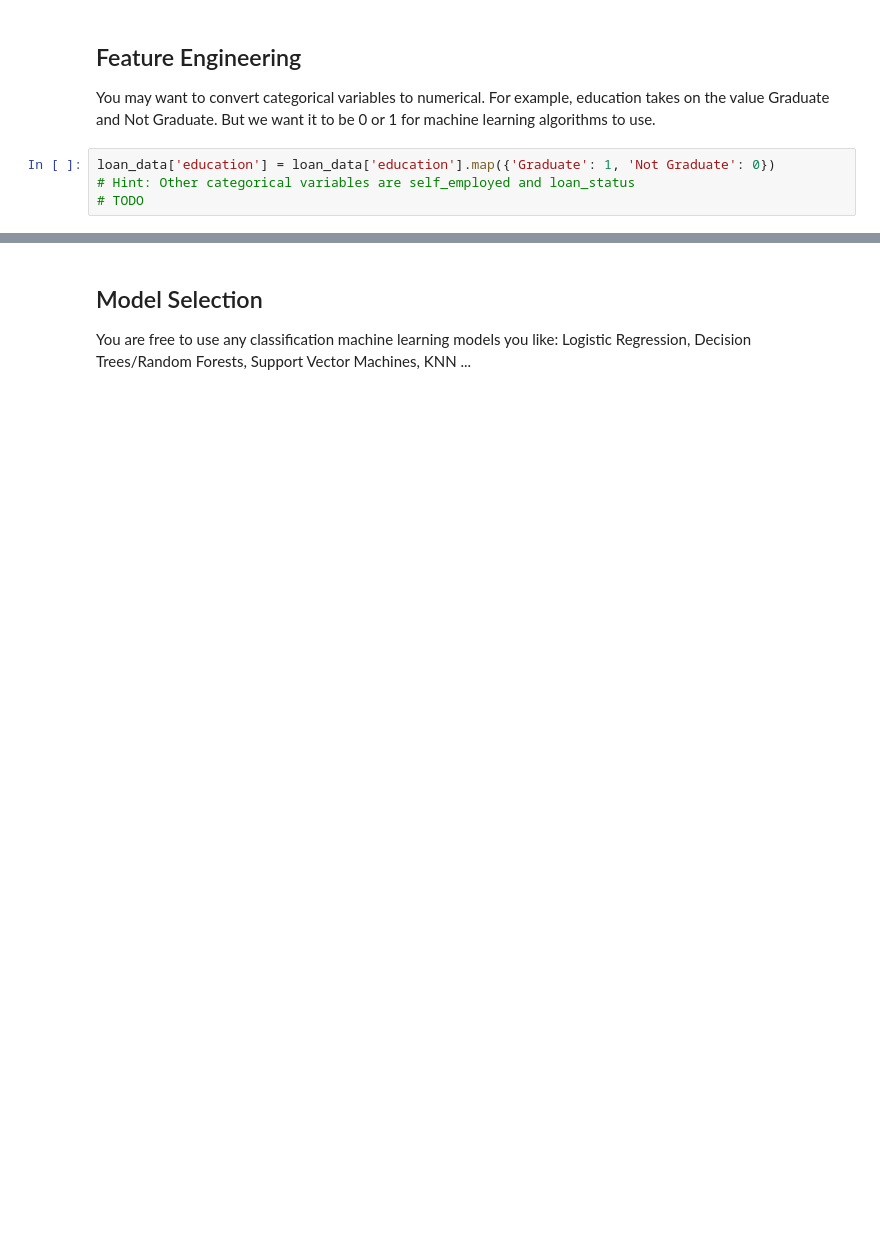
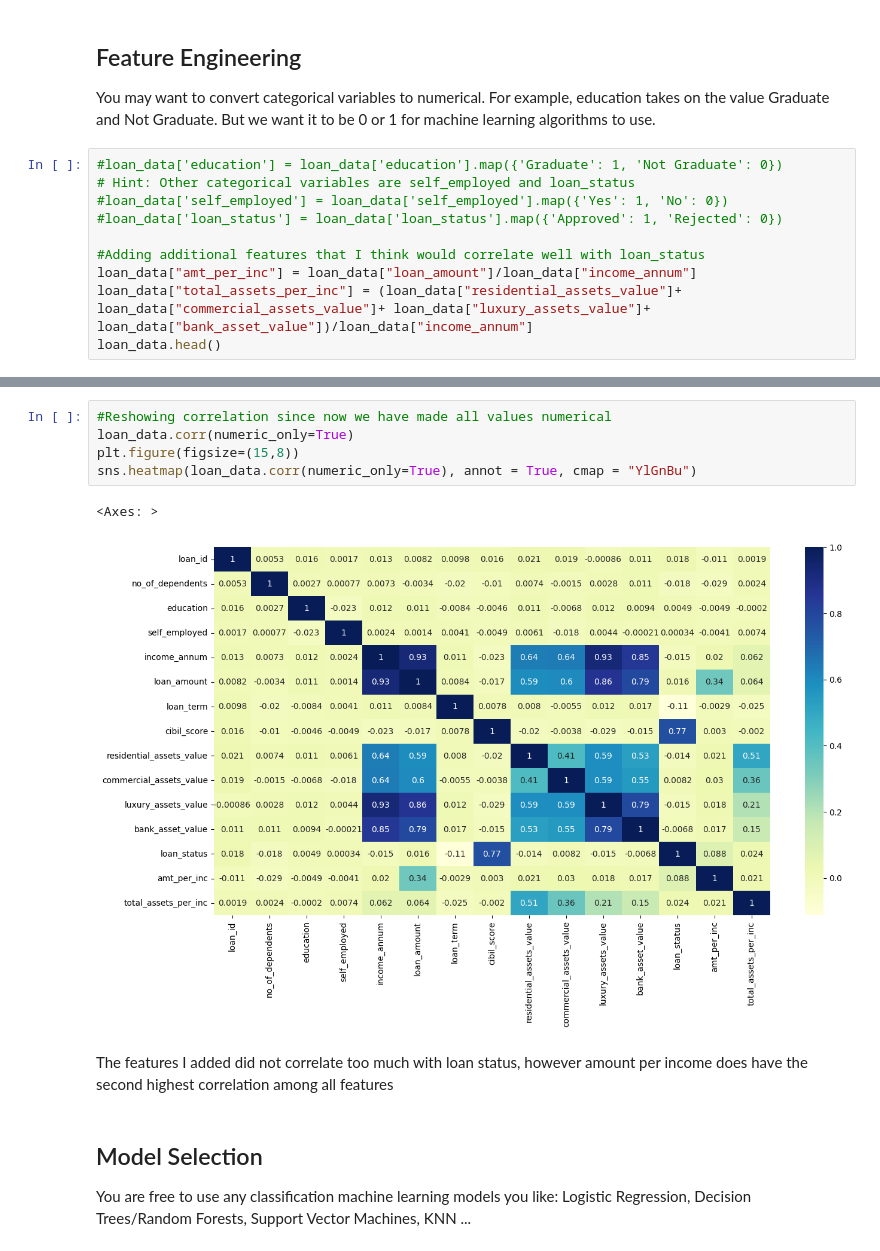
Before and after one commit to Dino-MAJ/MDST_tutorials, a Jupyter notebook: Optional-Challenges/ML/loan_approval.ipynb, the cells around one changed output, grey strips where cells are left out. Drawn from its saved outputs; the diff is of its cells as text; blank space fills up the shorter version.

```diff
--- a/Optional-Challenges/ML/loan_approval.ipynb
+++ b/Optional-Challenges/ML/loan_approval.ipynb
@@ -81,7 +132,13 @@ Index(['loan_id', 'no_of_dependents', 'education', 'self_employed',
 ## Feature Engineering
 
 You may want to convert categorical variables to numerical. For example, education takes on the value Graduate and Not Graduate. But we want it to be 0 or 1 for machine learning algorithms to use.
-# %%
-loan_data['education'] = loan_data['education'].map({'Graduate': 1, 'Not Graduate': 0})
-# Hint: Other categorical variables are self_employed and loan_status
-# TODO
+# %%
+#loan_data['education'] = loan_data['education'].map({'Graduate': 1, 'Not Graduate': 0})
+# Hint: Other categorical variables are self_employed and loan_status
+#loan_data['self_employed'] = loan_data['self_employed'].map({'Yes': 1, 'No': 0})
+#loan_data['loan_status'] = loan_data['loan_status'].map({'Approved': 1, 'Rejected': 0})
+
+#Adding additional features that I think would correlate well with loan_status
+loan_data["amt_per_inc"] = loan_data["loan_amount"]/loan_data["income_annum"]
+loan_data["total_assets_per_inc"] = (loan_data["residential_assets_value"]+ loan_data["commercial_assets_value"]+ loan_data["luxury_assets_value"]+ loan_data["bank_asset_value"])/loan_data["income_annum"]
+loan_data.head()
@@ -88,3 +152,13 @@ loan_data['education'] = loan_data['education'].map({'Graduate': 1, 'Not Graduat
+# %%
+#Reshowing correlation since now we have made all values numerical
+loan_data.corr(numeric_only=True)
+plt.figure(figsize=(15,8))
+sns.heatmap(loan_data.corr(numeric_only=True), annot = True, cmap = "YlGnBu")
+# %% [output]
+<Axes: >
+[figure, added]
+# %% [markdown]
+The features I added did not correlate too much with loan status, however amount per income does have the second highest correlation among all features
 # %% [markdown]
 ## Model Selection
 
```
Also changed, not shown: parts of 19 cells of this notebook.
